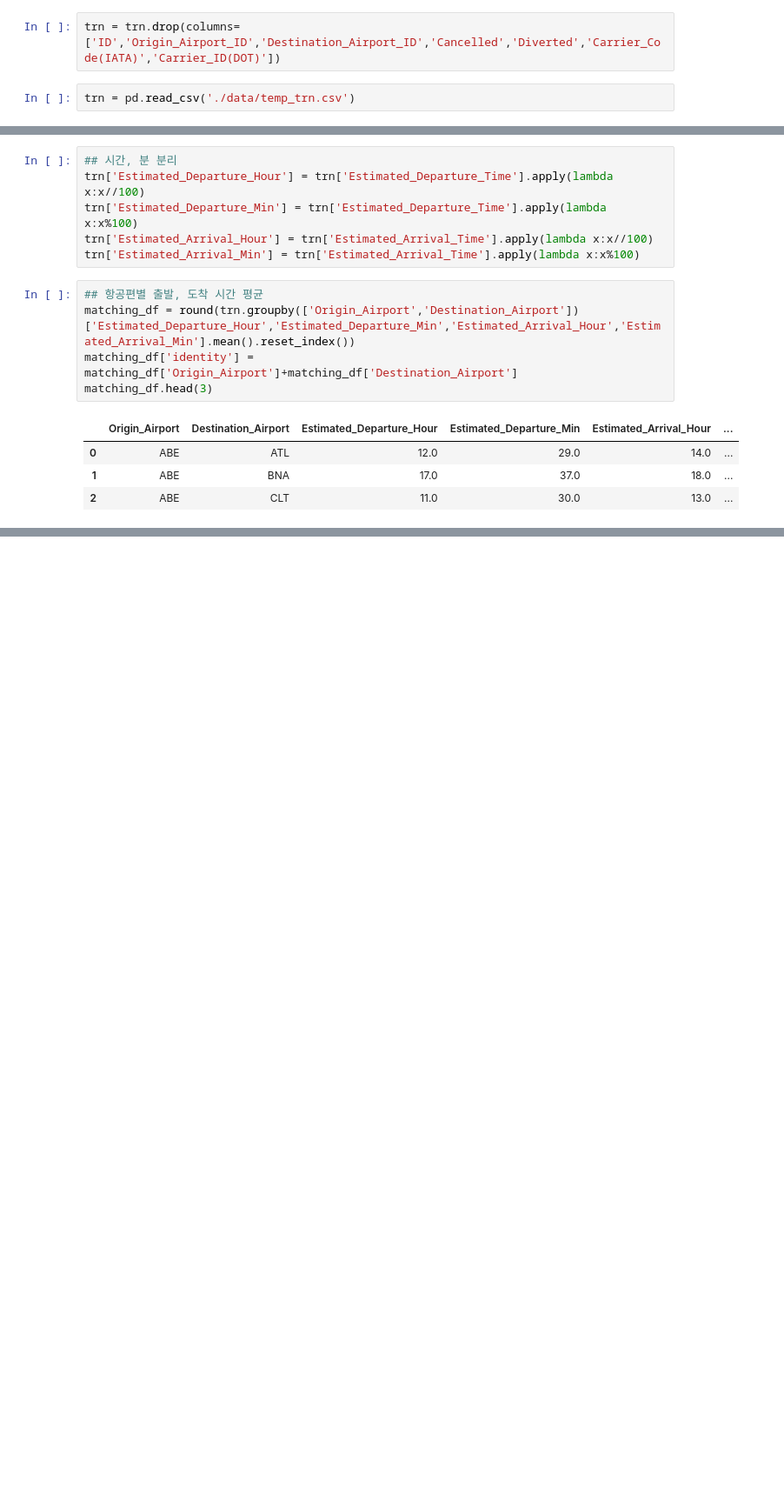
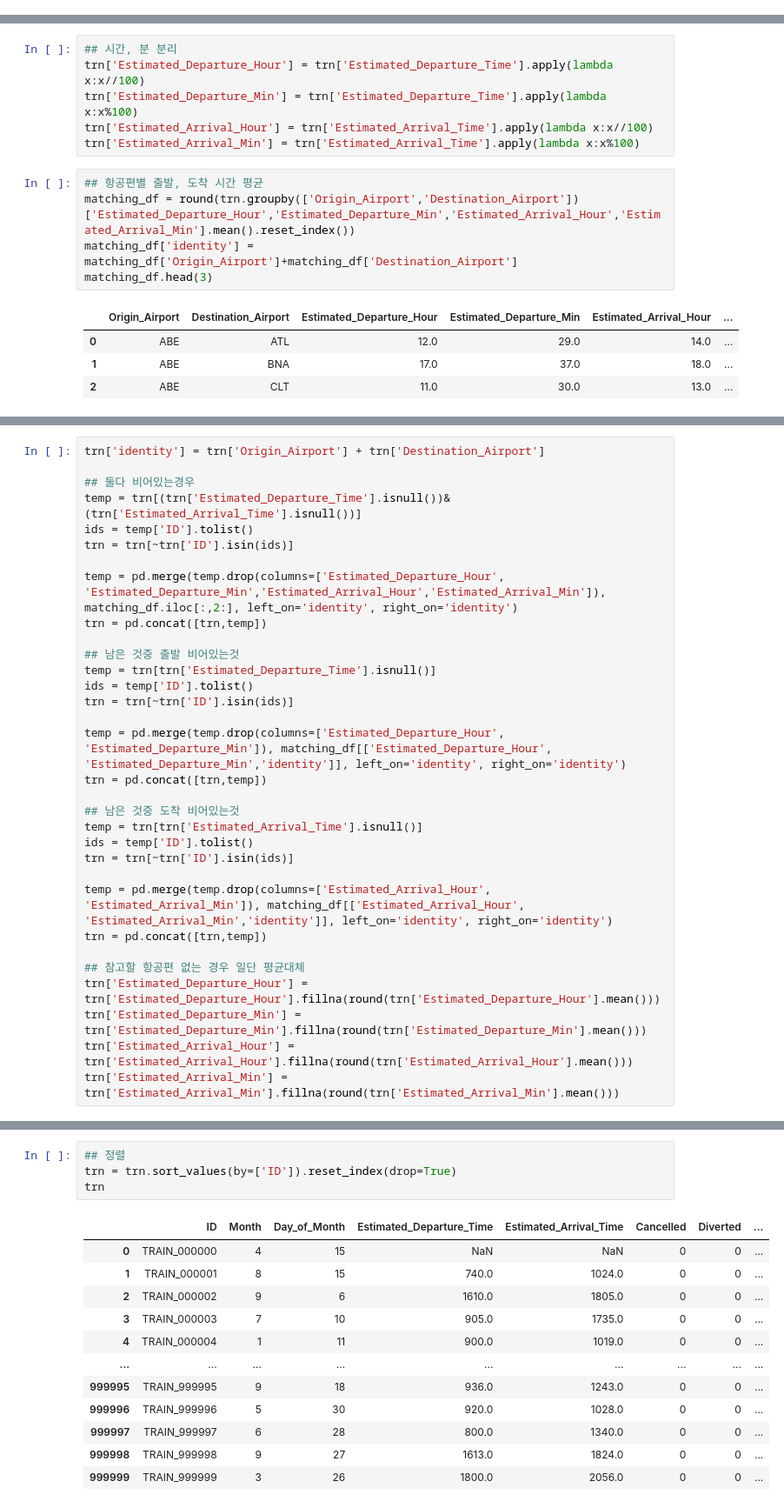
Before and after one commit to PpangPpang93/competition, a Jupyter notebook: dacon_air_delay_230407/eda.ipynb, the cells around one changed output, grey strips where cells are left out. Shown: that part at 87% size. Cells and saved outputs as stored; diff of their text form; blank space fills up the shorter version.

```diff
--- a/dacon_air_delay_230407/eda.ipynb
+++ b/dacon_air_delay_230407/eda.ipynb
@@ -280,7 +271,3 @@ trn.to_csv('./data/temp_trn.csv',index=False)
-# %%
-trn = trn.drop(columns=['ID','Origin_Airport_ID','Destination_Airport_ID','Cancelled','Diverted','Carrier_Code(IATA)','Carrier_ID(DOT)'])
-# %%
-trn = pd.read_csv('./data/temp_trn.csv')
 # %% [markdown]
 - 출발 시간, 착륙시간 확인
 # %%
@@ -328,3 +289,35 @@ for i in range(len(trn)):
+# %%
+trn['identity'] = trn['Origin_Airport'] + trn['Destination_Airport']
+
+## 둘다 비어있는경우
+temp = trn[(trn['Estimated_Departure_Time'].isnull())&(trn['Estimated_Arrival_Time'].isnull())]
+ids = temp['ID'].tolist()
+trn = trn[~trn['ID'].isin(ids)]
+
+temp = pd.merge(temp.drop(columns=['Estimated_Departure_Hour', 'Estimated_Departure_Min','Estimated_Arrival_Hour','Estimated_Arrival_Min']), matching_df.iloc[:,2:], left_on='identity', right_on='identity')
+trn = pd.concat([trn,temp])
+
+## 남은 것중 출발 비어있는것
+temp = trn[trn['Estimated_Departure_Time'].isnull()]
+ids = temp['ID'].tolist()
+trn = trn[~trn['ID'].isin(ids)]
+
+temp = pd.merge(temp.drop(columns=['Estimated_Departure_Hour', 'Estimated_Departure_Min']), matching_df[['Estimated_Departure_Hour', 'Estimated_Departure_Min','identity']], left_on='identity', right_on='identity')
+trn = pd.concat([trn,temp])
+
+## 남은 것중 도착 비어있는것
+temp = trn[trn['Estimated_Arrival_Time'].isnull()]
+ids = temp['ID'].tolist()
+trn = trn[~trn['ID'].isin(ids)]
+
+temp = pd.merge(temp.drop(columns=['Estimated_Arrival_Hour', 'Estimated_Arrival_Min']), matching_df[['Estimated_Arrival_Hour', 'Estimated_Arrival_Min','identity']], left_on='identity', right_on='identity')
+trn = pd.concat([trn,temp])
+
+## 참고할 항공편 없는 경우 일단 평균대체
+trn['Estimated_Departure_Hour'] = trn['Estimated_Departure_Hour'].fillna(round(trn['Estimated_Departure_Hour'].mean()))
+trn['Estimated_Departure_Min'] = trn['Estimated_Departure_Min'].fillna(round(trn['Estimated_Departure_Min'].mean()))
+trn['Estimated_Arrival_Hour'] = trn['Estimated_Arrival_Hour'].fillna(round(trn['Estimated_Arrival_Hour'].mean()))
+trn['Estimated_Arrival_Min'] = trn['Estimated_Arrival_Min'].fillna(round(trn['Estimated_Arrival_Min'].mean()))
 # %%
 trn.isnull().sum()
 # %% [output]
@@ -367,0 +341,17 @@ trn[trn['Estimated_Departure_Hour'].isnull()]
+# %%
+## 정렬
+trn = trn.sort_values(by=['ID']).reset_index(drop=True)
+trn
+# %% [output]
+|  | ID | Month | Day_of_Month | Estimated_Departure_Time | Estimated_Arrival_Time | Cancelled | Diverted | ... |
+| 0 | TRAIN_000000 | 4 | 15 | NaN | NaN | 0 | 0 | ... |
+| 1 | TRAIN_000001 | 8 | 15 | 740.0 | 1024.0 | 0 | 0 | ... |
+| 2 | TRAIN_000002 | 9 | 6 | 1610.0 | 1805.0 | 0 | 0 | ... |
+| 3 | TRAIN_000003 | 7 | 10 | 905.0 | 1735.0 | 0 | 0 | ... |
+| 4 | TRAIN_000004 | 1 | 11 | 900.0 | 1019.0 | 0 | 0 | ... |
+| ... | ... | ... | ... | ... | ... | ... | ... | ... |
+| 999995 | TRAIN_999995 | 9 | 18 | 936.0 | 1243.0 | 0 | 0 | ... |
+| 999996 | TRAIN_999996 | 5 | 30 | 920.0 | 1028.0 | 0 | 0 | ... |
+| 999997 | TRAIN_999997 | 6 | 28 | 800.0 | 1340.0 | 0 | 0 | ... |
+| 999998 | TRAIN_999998 | 9 | 27 | 1613.0 | 1824.0 | 0 | 0 | ... |
+| 999999 | TRAIN_999999 | 3 | 26 | 1800.0 | 2056.0 | 0 | 0 | ... |
```
Also changed, not shown: parts of 23 cells of this notebook, 1 other file.
